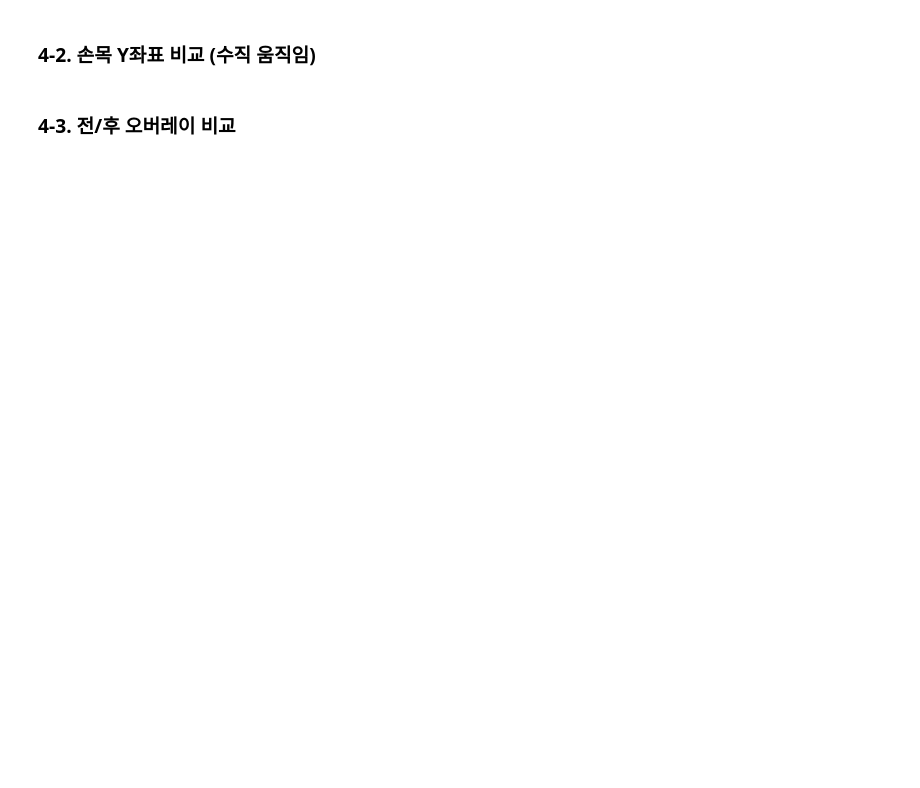
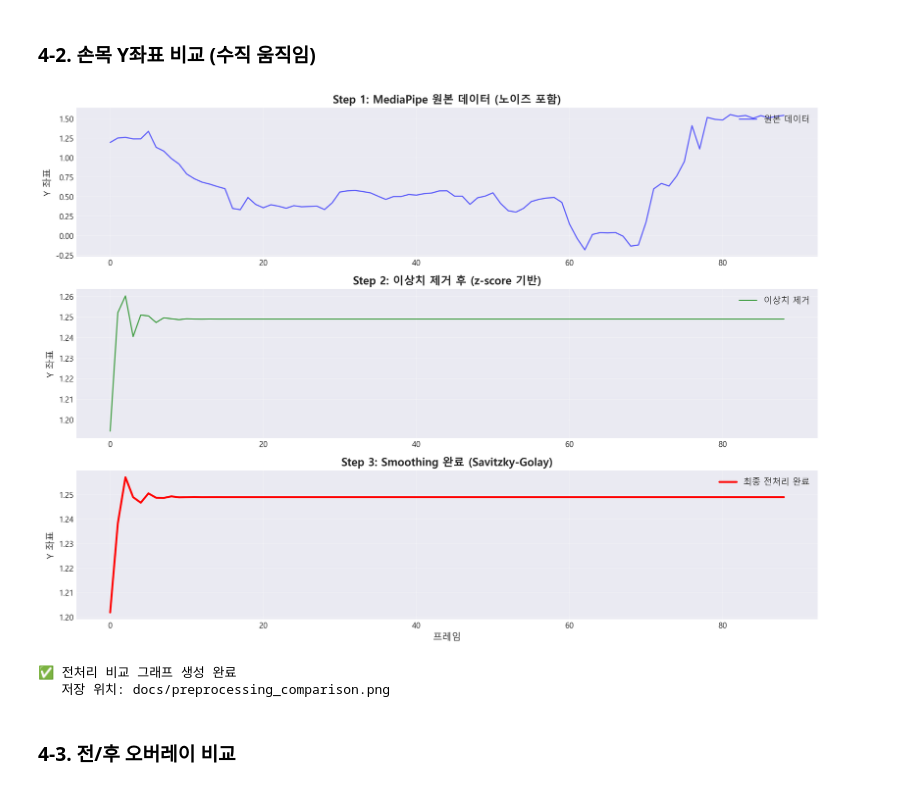
Before and after one commit to simpledan123/AI_Healthcare_Platform, a Jupyter notebook: notebooks/pose_preprocessing_demo.ipynb, the cells around one changed output. Saved outputs shown, nothing was run; the diff lists cells and outputs as text; code cells hidden in the pictures; blank space fills up the shorter version.

Commit message:
fix init.py & preprocessing demo korean not crash

```diff
--- a/notebooks/pose_preprocessing_demo.ipynb
+++ b/notebooks/pose_preprocessing_demo.ipynb
@@ -16,15 +16,26 @@
 # %%
 import sys
 import os
+import numpy as np
+import matplotlib.pyplot as plt
+import seaborn as sns
+
+# --- 한글 깨짐 방지 설정 추가 ---
+import matplotlib.font_manager as fm
+
+# 윈도우의 경우 'Malgun Gothic'을 설정합니다.
+plt.rcParams['font.family'] = 'Malgun Gothic'
+# 마이너스 기호 깨짐 방지
+plt.rcParams['axes.unicode_minus'] = False
+# 그래프를 더 선명하게 (Retina 디스플레이 효과)
+%config InlineBackend.figure_format = 'retina'
+# ------------------------------
 
 # 프로젝트 루트를 Python 경로에 추가
 project_root = os.path.abspath('..')
 if project_root not in sys.path:
     sys.path.insert(0, project_root)
 
-import numpy as np
-import matplotlib.pyplot as plt
-import seaborn as sns
 from app.services.pose_similarity import PoseSimilarityAnalyzer
 from app.services.pose_preprocessing import PoseDataProcessor
 
@@ -32,5 +43,5 @@ from app.services.pose_preprocessing import PoseDataProcessor
 plt.style.use('seaborn-v0_8-darkgrid')
 sns.set_palette("husl")
 
-print("✅ 라이브러리 로드 완료")
+print("✅ 라이브러리 로드 및 한글 폰트 설정 완료")
 # %% [output]
@@ -42,7 +53,7 @@ ImportError: cannot import name 'rehabilitation' from partially initialized modu
 운동 영상에서 MediaPipe를 사용하여 33개 랜드마크(99차원 벡터)를 추출합니다.
 # %%
 # 영상 경로 설정
-VIDEO_PATH = "C:\Users\YUN\Desktop\Web-load-Prediction-main\data"  # 영상 파일 경로
+VIDEO_PATH = r"C:\Users\YUN\Desktop\Web-load-Prediction-main\data\sample_exercise.mp4"  # 영상 파일 경로
 
 # MediaPipe 분석기 초기화 (전처리 비활성화 - 원본 데이터만 추출)
 analyzer = PoseSimilarityAnalyzer(enable_preprocessing=False)
@@ -131,6 +170,10 @@ print("✅ 좌표 추출 함수 준비 완료")
 # %% [markdown]
 ### 4-2. 손목 Y좌표 비교 (수직 움직임)
 # %%
+import matplotlib.pyplot as plt
+plt.rcParams['font.family'] = 'Malgun Gothic'
+plt.rcParams['axes.unicode_minus'] = False
+
 # 오른쪽 손목 Y좌표 추출
 raw_wrist = extract_landmark_coord(raw_sequence, LANDMARKS['right_wrist'], 'y')
 cleaned_wrist = extract_landmark_coord(cleaned_sequence, LANDMARKS['right_wrist'], 'y')
@@ -140,33 +183,37 @@ smoothed_wrist = extract_landmark_coord(smoothed_sequence, LANDMARKS['right_wris
 fig, axes = plt.subplots(3, 1, figsize=(14, 10))
 
 # 원본
 axes[0].plot(raw_wrist, 'b-', alpha=0.6, linewidth=1.5, label='원본 데이터')
 axes[0].set_title('Step 1: MediaPipe 원본 데이터 (노이즈 포함)', fontsize=14, fontweight='bold')
 axes[0].set_ylabel('Y 좌표', fontsize=12)
 axes[0].legend(loc='upper right', fontsize=11)
 axes[0].grid(True, alpha=0.3)
 
 # 이상치 제거
 axes[1].plot(cleaned_wrist, 'g-', alpha=0.7, linewidth=1.5, label='이상치 제거')
 axes[1].set_title('Step 2: 이상치 제거 후 (z-score 기반)', fontsize=14, fontweight='bold')
 axes[1].set_ylabel('Y 좌표', fontsize=12)
 axes[1].legend(loc='upper right', fontsize=11)
 axes[1].grid(True, alpha=0.3)
 
 # 스무딩
 axes[2].plot(smoothed_wrist, 'r-', linewidth=2.5, label='최종 전처리 완료')
 axes[2].set_title('Step 3: Smoothing 완료 (Savitzky-Golay)', fontsize=14, fontweight='bold')
 axes[2].set_xlabel('프레임', fontsize=12)
 axes[2].set_ylabel('Y 좌표', fontsize=12)
 axes[2].legend(loc='upper right', fontsize=11)
 axes[2].grid(True, alpha=0.3)
 
 plt.tight_layout()
 plt.savefig('../docs/preprocessing_comparison.png', dpi=150, bbox_inches='tight')
 plt.show()
 
 print("✅ 전처리 비교 그래프 생성 완료")
 print("   저장 위치: docs/preprocessing_comparison.png")
+# %% [output]
+[figure, added]
+✅ 전처리 비교 그래프 생성 완료
+   저장 위치: docs/preprocessing_comparison.png
 # %% [markdown]
 ### 4-3. 전/후 오버레이 비교
 # %%
```
Also changed, not shown: parts of 7 cells of this notebook, 4 other files.
